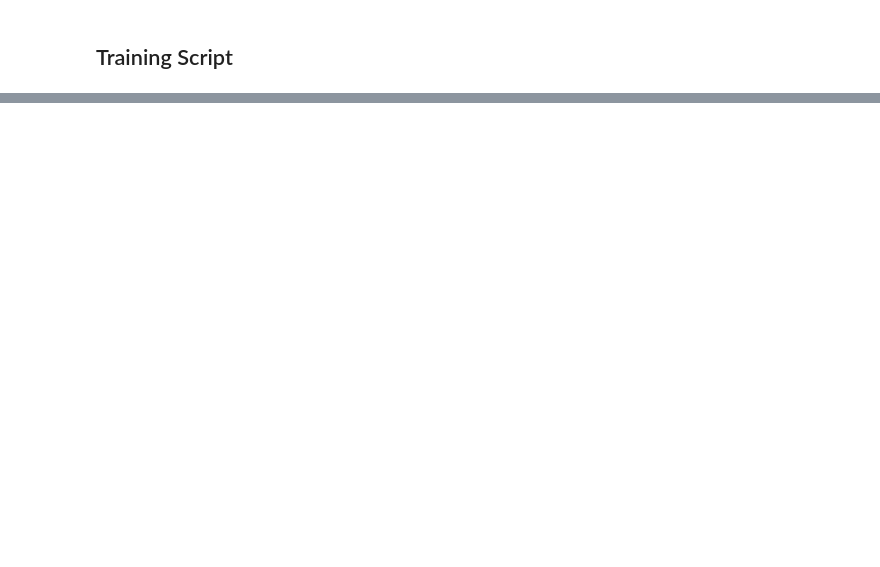
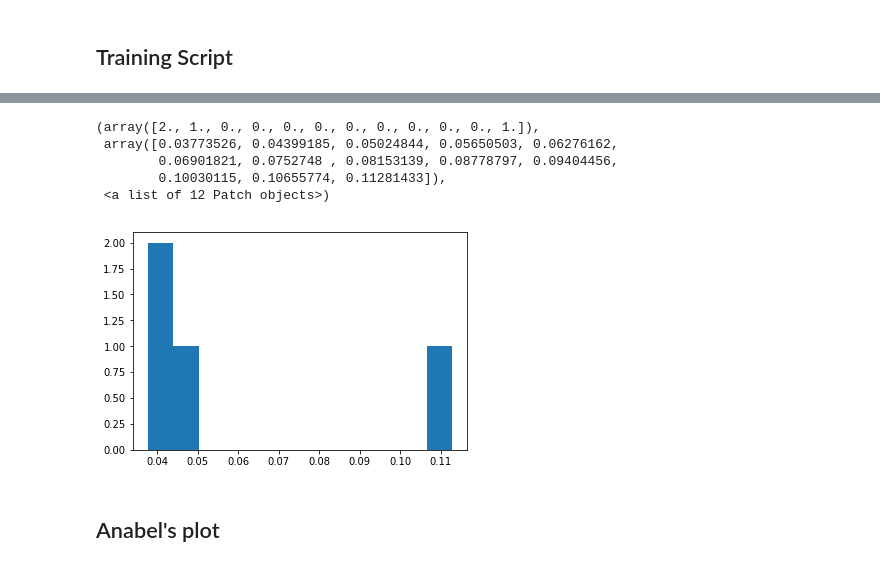
Before and after one commit to joaomiguelreis/MiND, a Jupyter notebook: deep_learning/Deep Learning.ipynb, the cells around one changed output, grey strips where cells are left out. Saved outputs shown, nothing was run; the diff lists cells and outputs as text; code cells hidden in the pictures; blank space fills up the shorter version.

```diff
--- a/deep_learning/Deep Learning.ipynb
+++ b/deep_learning/Deep Learning.ipynb
@@ -120,0 +461,11 @@ Testing accuracy:  169.05999755859375
+# %%
+plt.hist(accs_test, bins=12)
+# %% [output]
+(array([2., 1., 0., 0., 0., 0., 0., 0., 0., 0., 0., 1.]),
+ array([0.03773526, 0.04399185, 0.05024844, 0.05650503, 0.06276162,
+        0.06901821, 0.0752748 , 0.08153139, 0.08778797, 0.09404456,
+        0.10030115, 0.10655774, 0.11281433]),
+ <a list of 12 Patch objects>)
+[figure, added]
+# %% [markdown]
+## Anabel's plot
```
Also changed, not shown: parts of 27 cells of this notebook.
